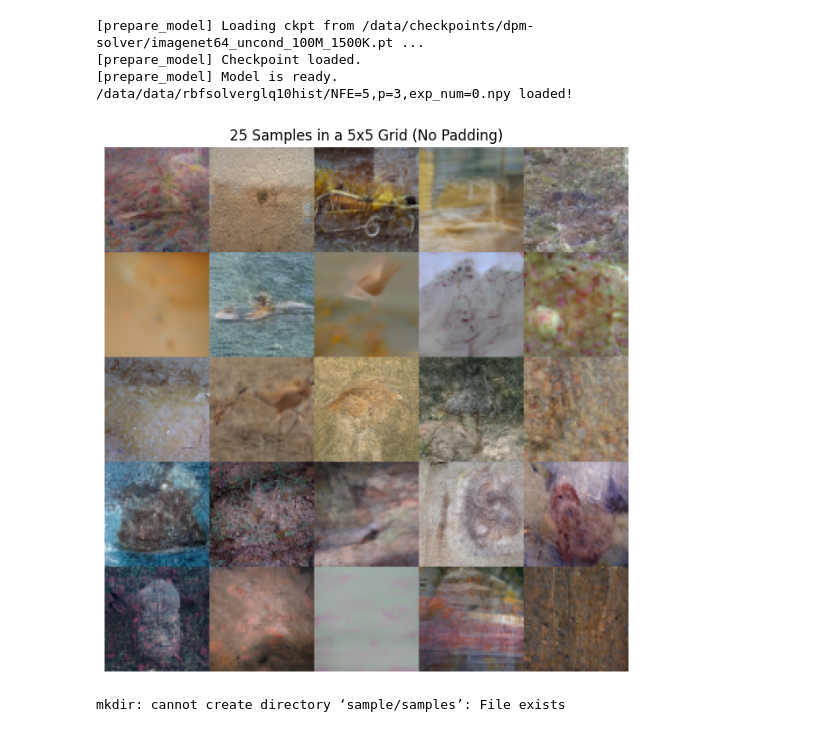
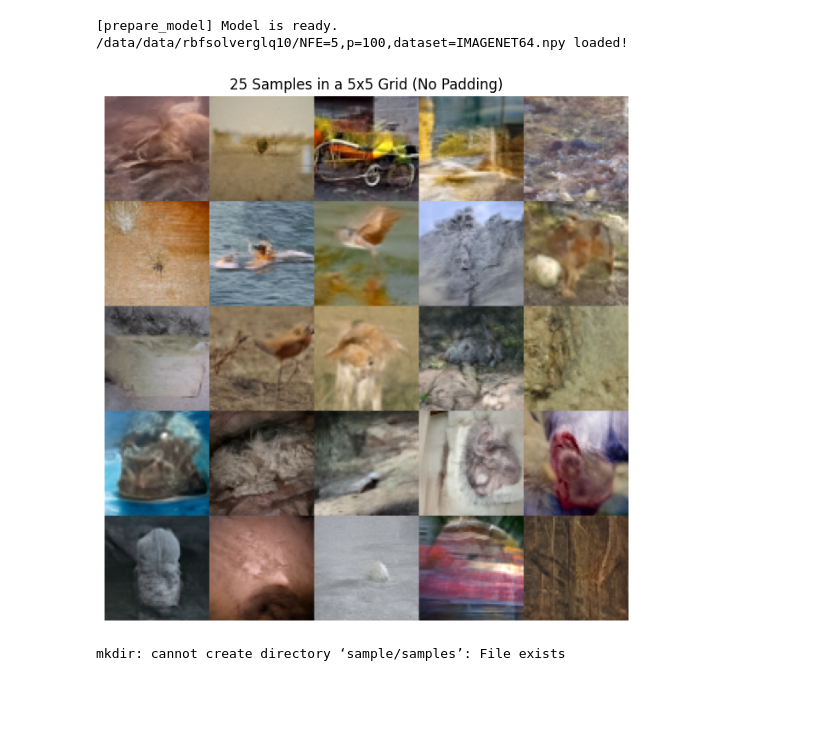
Before and after one commit to scpark20/rbf_fid, a Jupyter notebook: sample/imagenet64/rbfglq10_imagenet64.ipynb, the cells around one changed output. Cells and saved outputs as stored; diff of their text form; code cells hidden in the pictures; blank space fills up the shorter version.

```diff
--- a/sample/imagenet64/rbfglq10_imagenet64.ipynb
+++ b/sample/imagenet64/rbfglq10_imagenet64.ipynb
@@ -28,12 +28,12 @@ sys.argv = [
     "main.py",
     "--config", "imagenet64.yml",  # 사용하려는 config
     "--sample",
-    "--sample_type", "rbfsolverglq10hist",
+    "--sample_type", "rbfsolverglq10",
     "--dpm_solver_type", "data_prediction",
-    "--dpm_solver_order", "3",
+    "--dpm_solver_order", "100",
     "--timesteps", "5",
     "--skip_type", "logSNR",
-    "--scale_dir", "/data/data/rbfsolverglq10hist",
+    "--scale_dir", "/data/data/rbfsolverglq10",
     "--ni"
 ]
 
@@ -93,6 +87,4 @@ INFO - main.py - 2025-03-29 05:31:30,052 - Using device: cuda
-[prepare_model] Loading ckpt from /data/checkpoints/dpm-solver/imagenet64_uncond_100M_1500K.pt ...
-[prepare_model] Checkpoint loaded.
 [prepare_model] Model is ready.
-/data/data/rbfsolverglq10hist/NFE=5,p=3,exp_num=0.npy loaded!
+/data/data/rbfsolverglq10/NFE=5,p=100,dataset=IMAGENET64.npy loaded!
-[figure, old version]
+[figure, new version]
 mkdir: cannot create directory ‘sample/samples’: File exists
```
Also changed, not shown: parts of 2 cells of this notebook, 11 other files.
